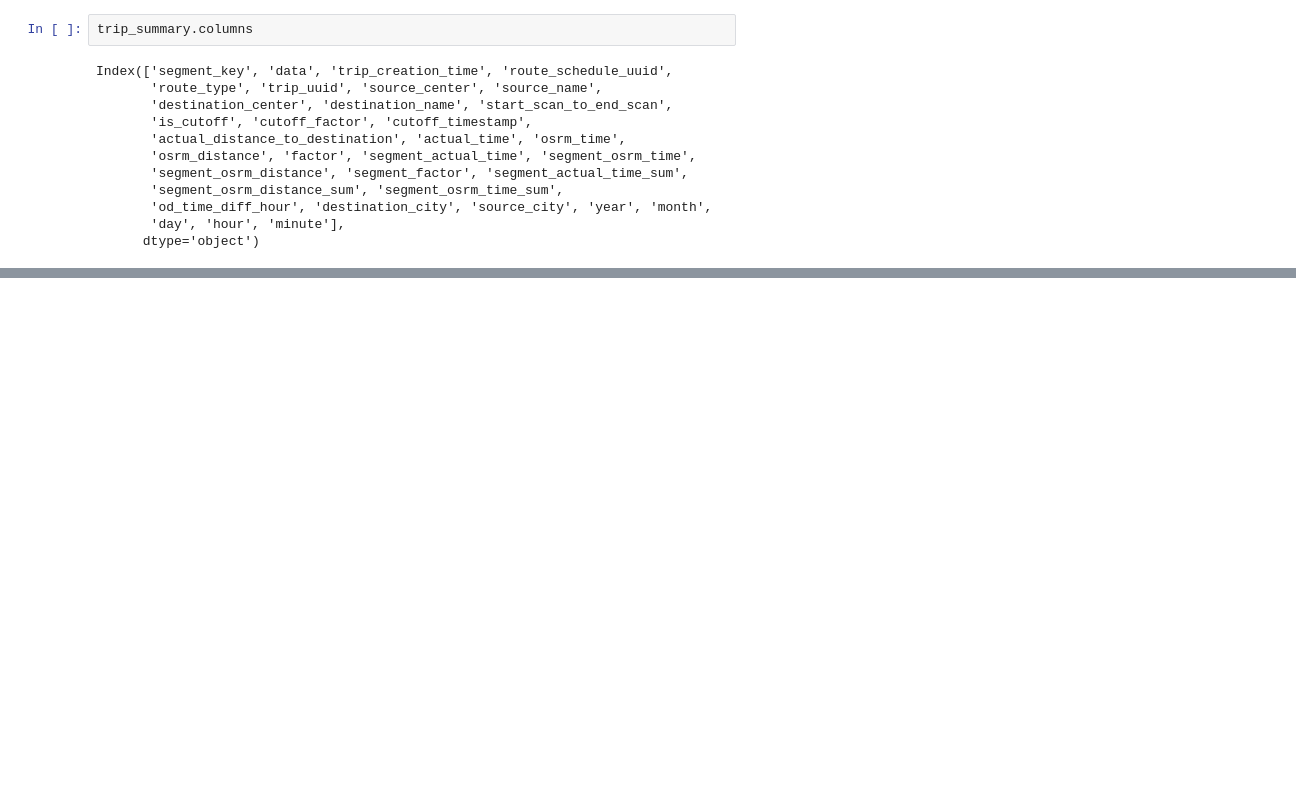
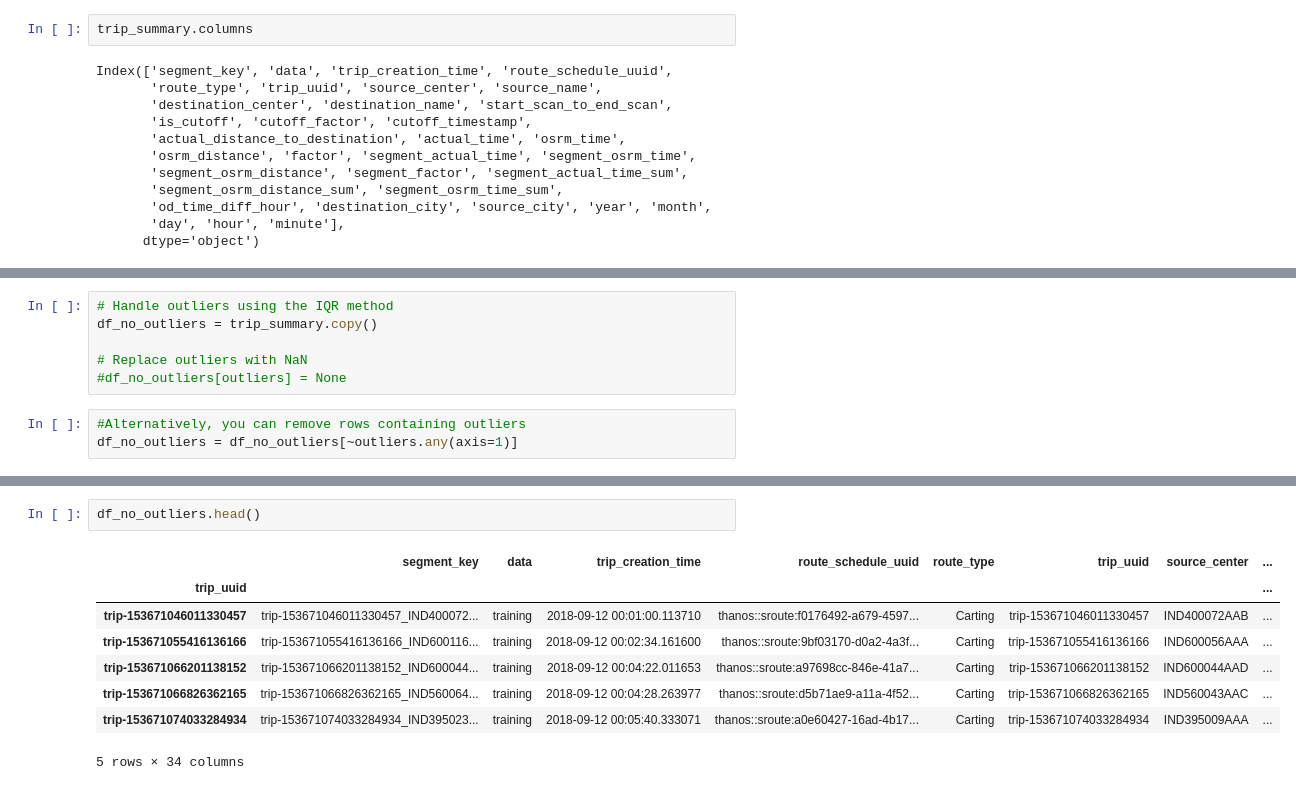
Before and after one commit to babasahebpinjar/featureengineering, a Jupyter notebook: featureEngineering.ipynb, the cells around one changed output, grey strips where cells are left out. Cells and saved outputs as stored; diff of their text form; blank space fills up the shorter version.

```diff
--- a/featureEngineering.ipynb
+++ b/featureEngineering.ipynb
@@ -879,0 +975,9 @@ Index(['segment_key', 'data', 'trip_creation_time', 'route_schedule_uuid',
+# %%
+# Handle outliers using the IQR method
+df_no_outliers = trip_summary.copy()
+
+# Replace outliers with NaN
+#df_no_outliers[outliers] = None
+# %%
+#Alternatively, you can remove rows containing outliers
+df_no_outliers = df_no_outliers[~outliers.any(axis=1)]
@@ -879,0 +1012,11 @@ Index(['segment_key', 'data', 'trip_creation_time', 'route_schedule_uuid',
+# %%
+df_no_outliers.head()
+# %% [output]
+|  | segment_key | data | trip_creation_time | route_schedule_uuid | route_type | trip_uuid | source_center | ... |
+| trip_uuid |  |  |  |  |  |  |  | ... |
+| trip-153671046011330457 | trip-153671046011330457_IND400072... | training | 2018-09-12 00:01:00.113710 | thanos::sroute:f0176492-a679-4597... | Carting | trip-153671046011330457 | IND400072AAB | ... |
+| trip-153671055416136166 | trip-153671055416136166_IND600116... | training | 2018-09-12 00:02:34.161600 | thanos::sroute:9bf03170-d0a2-4a3f... | Carting | trip-153671055416136166 | IND600056AAA | ... |
+| trip-153671066201138152 | trip-153671066201138152_IND600044... | training | 2018-09-12 00:04:22.011653 | thanos::sroute:a97698cc-846e-41a7... | Carting | trip-153671066201138152 | IND600044AAD | ... |
+| trip-153671066826362165 | trip-153671066826362165_IND560064... | training | 2018-09-12 00:04:28.263977 | thanos::sroute:d5b71ae9-a11a-4f52... | Carting | trip-153671066826362165 | IND560043AAC | ... |
+| trip-153671074033284934 | trip-153671074033284934_IND395023... | training | 2018-09-12 00:05:40.333071 | thanos::sroute:a0e60427-16ad-4b17... | Carting | trip-153671074033284934 | IND395009AAA | ... |
+5 rows × 34 columns
```
Also changed, not shown: parts of 15 cells of this notebook.
